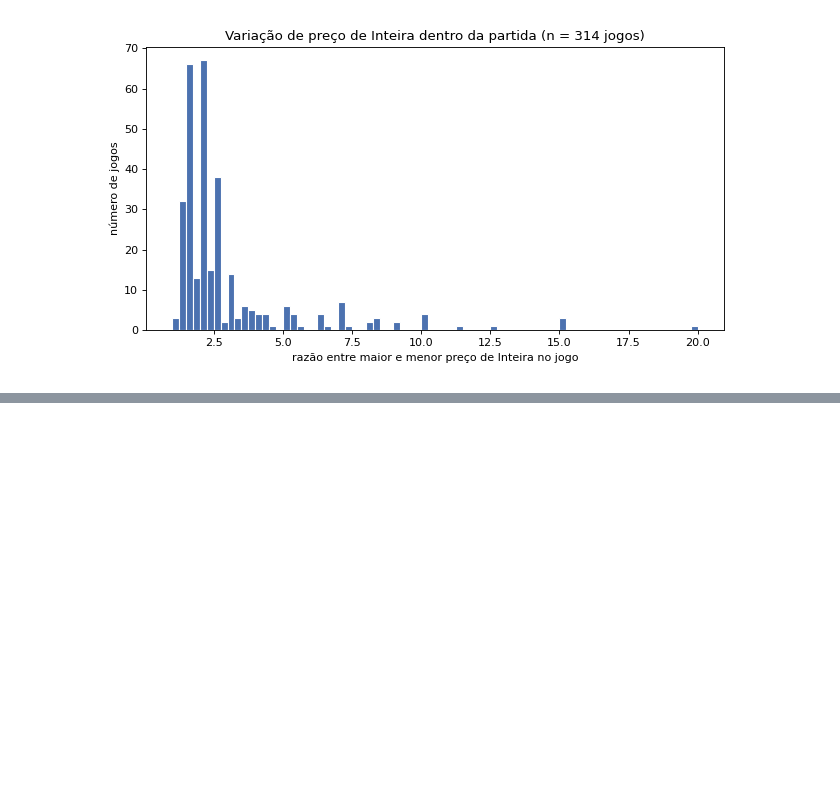
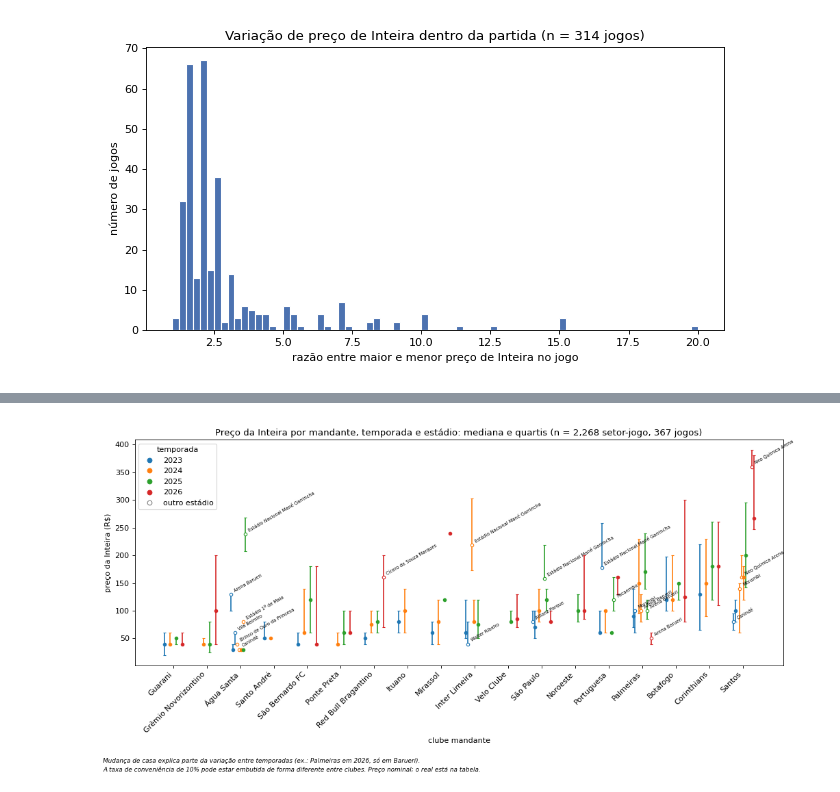
Before and after one commit to JoaoBarberino/bilheteria-paulistao, a Jupyter notebook: notebooks/04_descritiva.ipynb, the cells around one changed output, grey strips where cells are left out. Cells and saved outputs as stored; diff of their text form; code cells hidden in the pictures; blank space fills up the shorter version.

```diff
--- a/notebooks/04_descritiva.ipynb
+++ b/notebooks/04_descritiva.ipynb
@@ -210,0 +204,63 @@ Grêmio Novorizontino 2024      6           24   40.0    40.00   50.0
+# %%
+jogos_mandante = base.drop_duplicates(["ano", "jogo"]).groupby("clube_mandante").size()
+elegiveis = jogos_mandante[jogos_mandante >= 8].index
+fora = jogos_mandante[jogos_mandante < 8]
+print("Clubes fora (menos de 8 jogos como mandante):", fora.to_dict())
+
+c = ident[ident.clube_mandante.isin(elegiveis)]
+
+
+def q1(s):
+    return s.quantile(0.25)
+
+
+def q3(s):
+    return s.quantile(0.75)
+
+
+tabela_c = (c.groupby(["clube_mandante", "ano", "estadio_padrao"])
+            .agg(jogos=("jogo", "nunique"), observacoes=("preco", "size"),
+                 q1=("preco", q1), mediana=("preco", "median"), q3=("preco", q3),
+                 mediana_real=("preco_real", "median"))
+            .round(2))
+pd.set_option("display.width", 200)
+print(tabela_c.to_string())
+
+principal = (base.drop_duplicates(["ano", "jogo"]).groupby(["clube_mandante", "estadio_padrao"]).size()
+             .reset_index(name="n").sort_values("n").groupby("clube_mandante").tail(1)
+             .set_index("clube_mandante").estadio_padrao)
+
+ordem = c.groupby("clube_mandante").preco.median().sort_values().index
+anos = sorted(c.ano.unique())
+cores = dict(zip(anos, plt.rcParams["axes.prop_cycle"].by_key()["color"]))
+fig, ax = plt.subplots(figsize=(13, 6.5))
+for (clube, ano, estadio), linha in tabela_c.iterrows():
+    i = list(ordem).index(clube)
+    estadios_celula = list(tabela_c.loc[(clube, ano)].index)
+    k = estadios_celula.index(estadio)
+    xpos = i + (anos.index(ano) - 1.5) * 0.18 + k * 0.06
+    cheio = estadio == principal[clube]
+    ax.errorbar(xpos, linha.mediana, yerr=[[linha.mediana - linha.q1], [linha.q3 - linha.mediana]],
+                fmt="o", ms=4, capsize=2, color=cores[ano],
+                markerfacecolor=cores[ano] if cheio else "white")
+    if not cheio:
+        ax.annotate(estadio, (xpos, linha.mediana), xytext=(3, 3), textcoords="offset points",
+                    fontsize=6, rotation=30)
+for ano in anos:
+    ax.plot([], [], "o", color=cores[ano], label=str(ano))
+ax.plot([], [], "o", color="gray", markerfacecolor="white", label="outro estádio")
+ax.set_xticks(range(len(ordem)))
+ax.set_xticklabels(ordem, rotation=45, ha="right")
+ax.set_ylabel("preço da Inteira (R$)")
+ax.set_xlabel("clube mandante")
+ax.set_title(f"Preço da Inteira por mandante, temporada e estádio: mediana e quartis "
+             f"(n = {len(c):,} setor-jogo, {c.groupby(['ano', 'jogo']).ngroups} jogos)")
+ax.legend(title="temporada", loc="upper left")
+fig.text(0.01, 0.035, "Mudança de casa explica parte da variação entre temporadas (ex.: Palmeiras em 2026, só em Barueri).",
+         fontsize=8, style="italic")
+fig.text(0.01, 0.01, "A taxa de conveniência de 10% pode estar embutida de forma diferente entre clubes. Preço nominal; o real está na tabela.",
+         fontsize=8, style="italic")
+fig.tight_layout(rect=(0, 0.06, 1, 1))
+fig.savefig(FIG / "c_preco_por_mandante.png", dpi=150)
+plt.show()
+# %% [output]
@@ -211 +284,2 @@ Grêmio Novorizontino 2024      6           24   40.0    40.00   50.0
+[figure, added]
 # %% [markdown]
```
Also changed, not shown: parts of 13 cells of this notebook.
